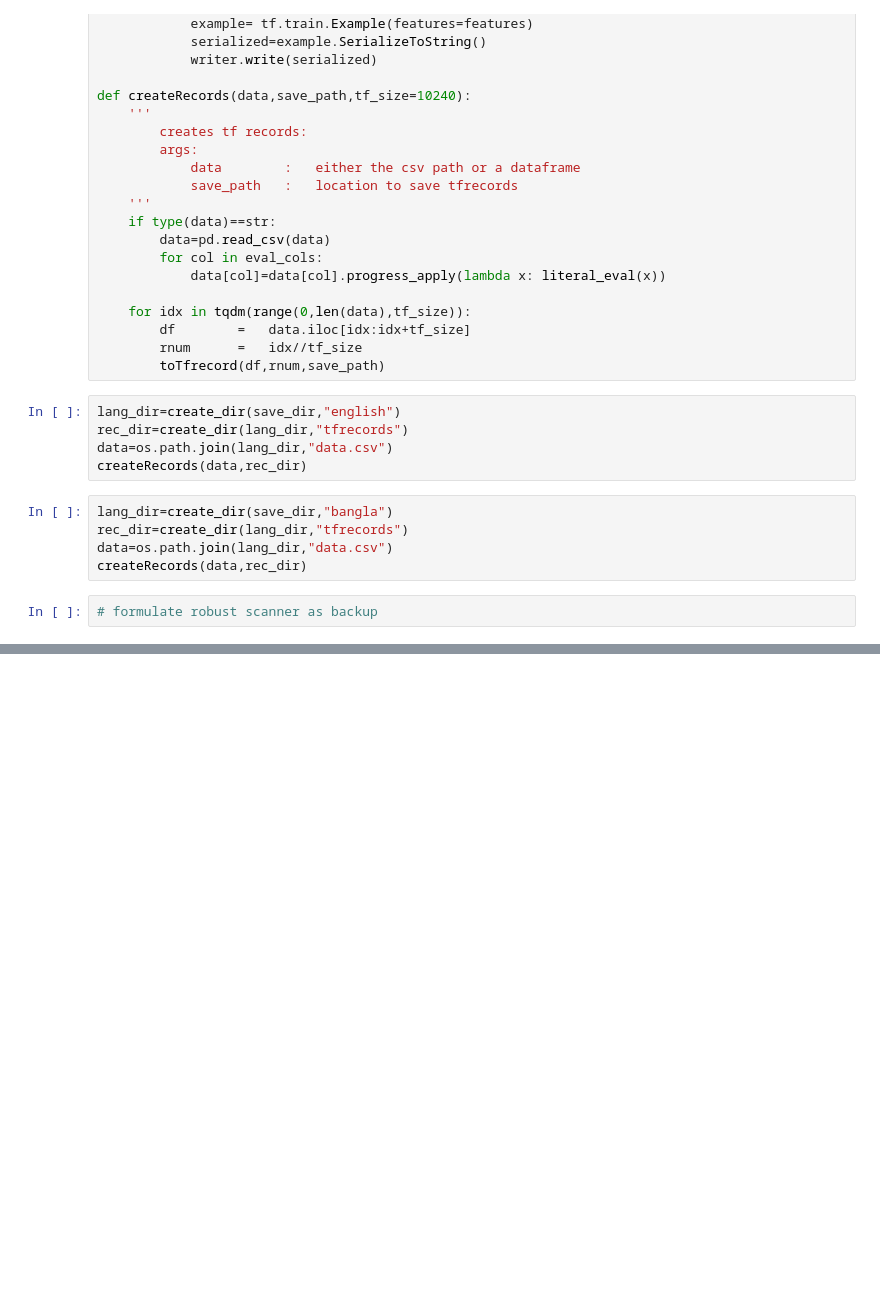
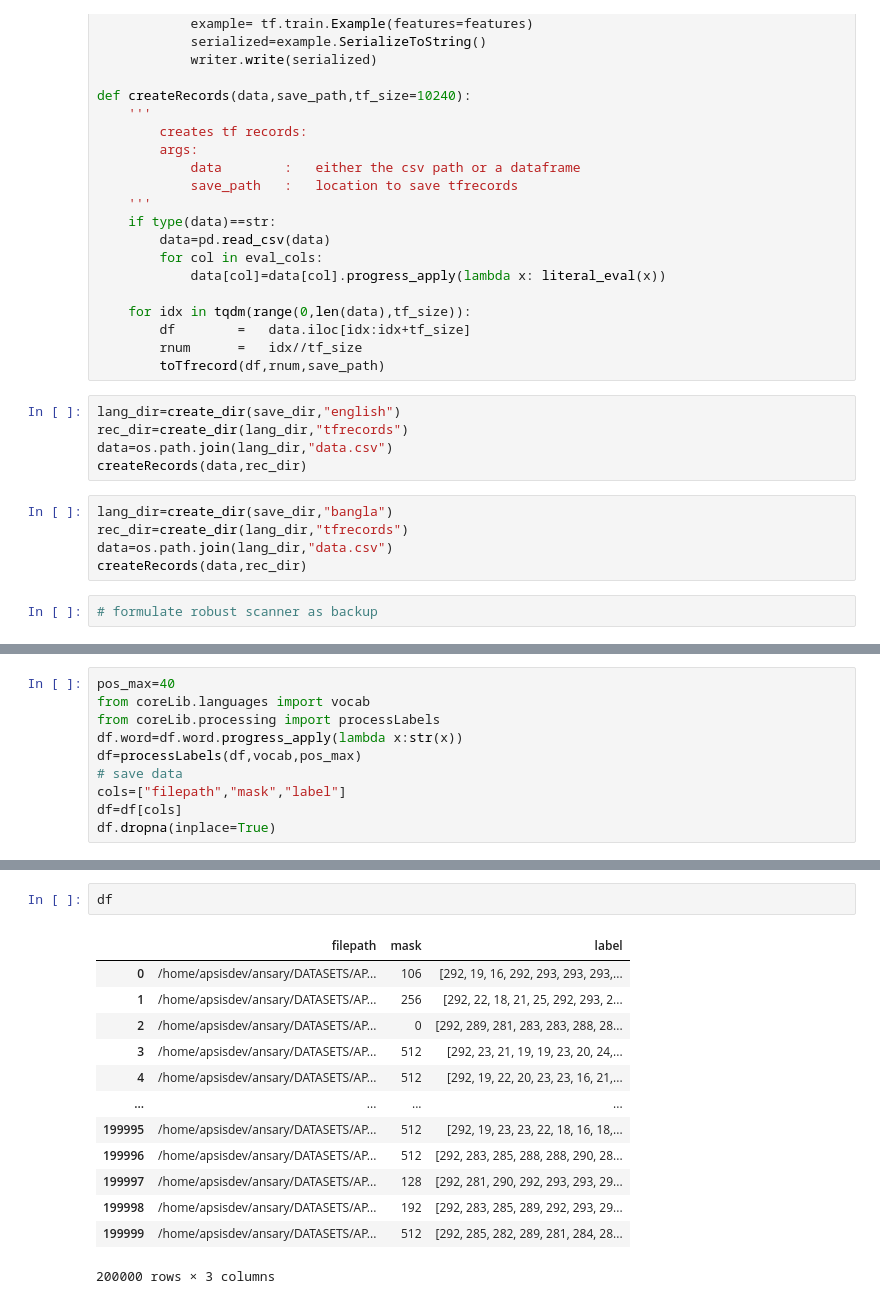
Before and after one commit to mnansary/apsis-cdr-ocr, a Jupyter notebook: number_synth.ipynb, the cells around one changed output, grey strips where cells are left out. Saved outputs shown, nothing was run; the diff lists cells and outputs as text; blank space fills up the shorter version.

```diff
--- a/number_synth.ipynb
+++ b/number_synth.ipynb
@@ -340,0 +368,10 @@ createRecords(df,rec_dir)
+# %%
+pos_max=40
+from coreLib.languages import vocab
+from coreLib.processing import processLabels
+df.word=df.word.progress_apply(lambda x:str(x))
+df=processLabels(df,vocab,pos_max)
+# save data
+cols=["filepath","mask","label"]
+df=df[cols]
+df.dropna(inplace=True)
@@ -340,0 +388,16 @@ createRecords(df,rec_dir)
+# %%
+df
+# %% [output]
+|  | filepath | mask | label |
+| 0 | /home/apsisdev/ansary/DATASETS/AP... | 106 | [292, 19, 16, 292, 293, 293, 293,... |
+| 1 | /home/apsisdev/ansary/DATASETS/AP... | 256 | [292, 22, 18, 21, 25, 292, 293, 2... |
+| 2 | /home/apsisdev/ansary/DATASETS/AP... | 0 | [292, 289, 281, 283, 283, 288, 28... |
+| 3 | /home/apsisdev/ansary/DATASETS/AP... | 512 | [292, 23, 21, 19, 19, 23, 20, 24,... |
+| 4 | /home/apsisdev/ansary/DATASETS/AP... | 512 | [292, 19, 22, 20, 23, 23, 16, 21,... |
+| ... | ... | ... | ... |
+| 199995 | /home/apsisdev/ansary/DATASETS/AP... | 512 | [292, 19, 23, 23, 22, 18, 16, 18,... |
+| 199996 | /home/apsisdev/ansary/DATASETS/AP... | 512 | [292, 283, 285, 288, 288, 290, 28... |
+| 199997 | /home/apsisdev/ansary/DATASETS/AP... | 128 | [292, 281, 290, 292, 293, 293, 29... |
+| 199998 | /home/apsisdev/ansary/DATASETS/AP... | 192 | [292, 283, 285, 289, 292, 293, 29... |
+| 199999 | /home/apsisdev/ansary/DATASETS/AP... | 512 | [292, 285, 282, 289, 281, 284, 28... |
+200000 rows × 3 columns
```
Also changed, not shown: parts of 7 cells of this notebook, 3 other files.
